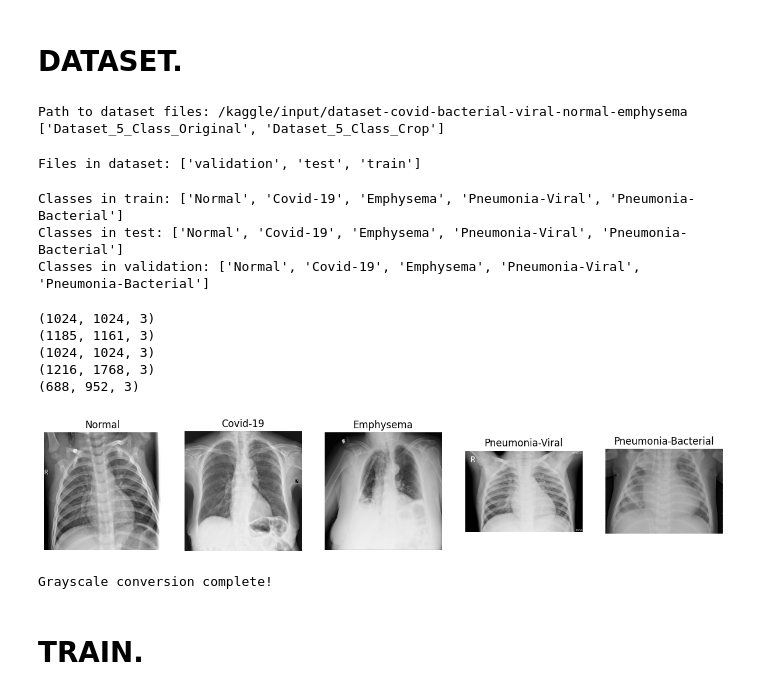
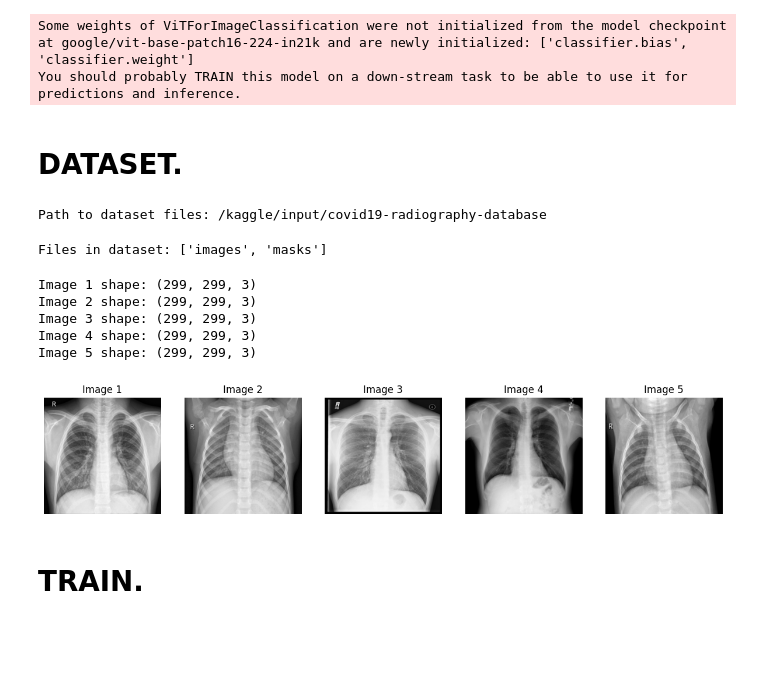
Before and after one commit to MinHius/ViT-CAM-for-Biomedical-Image-Analysis, a Jupyter notebook: vit-cam.ipynb, the cells around one changed output. Drawn from its saved outputs; the diff is of its cells as text; code cells hidden in the pictures; blank space fills up the shorter version.

Commit message:
Kaggle Notebook | ViT-CAM | switch dataset

```diff
--- a/vit-cam.ipynb
+++ b/vit-cam.ipynb
@@ -13,78 +13,67 @@ model_name = 'google/vit-base-patch16-224-in21k' #Model version
 
 model = ViTForImageClassification.from_pretrained(
     model_name,
-    num_labels = 5,
+    num_labels = 4,
     problem_type="multi_label_classification"
 )
 
 # Feature extractor for preprocessing images
 feature_extractor = ViTFeatureExtractor.from_pretrained(model_name)
+# %% [output]
+Some weights of ViTForImageClassification were not initialized from the model checkpoint at google/vit-base-patch16-224-in21k and are newly initialized: ['classifier.bias', 'classifier.weight']
+You should probably TRAIN this model on a down-stream task to be able to use it for predictions and inference.
 # %% [markdown]
 # DATASET.
 # %%
 import kagglehub
 
 # Download latest version
-path = kagglehub.dataset_download("minhnhat232/dataset-covid-bacterial-viral-normal-emphysema")
+path = kagglehub.dataset_download("tawsifurrahman/covid19-radiography-database")
 
 print("Path to dataset files:", path)
-print(os.listdir(path))
 # %% [output]
-Path to dataset files: /kaggle/input/dataset-covid-bacterial-viral-normal-emphysema
-['Dataset_5_Class_Original', 'Dataset_5_Class_Crop']
+Path to dataset files: /kaggle/input/covid19-radiography-database
 # %%
 #Read dataset.
-original_path = "/kaggle/input/dataset-covid-bacterial-viral-normal-emphysema/Dataset_5_Class_Original/Dataset_5_Class_Original"
+data_path = "/kaggle/input/covid19-radiography-database/COVID-19_Radiography_Dataset/COVID"
 
 # List files inside the original dataset
-files = os.listdir(original_path)
-print("Files in dataset:", files[:10])  # Show first 10 files
+files = os.listdir(data_path)
+print("Files in dataset:", files)  # Show first 10 files
 # %% [output]
-Files in dataset: ['validation', 'test', 'train']
+Files in dataset: ['images', 'masks']
-# %%
-dataset_path = "/kaggle/input/dataset-covid-bacterial-viral-normal-emphysema/Dataset_5_Class_Original/Dataset_5_Class_Original"
-
-# Check subdirectories inside train, test, and validation
-for folder in ["train", "test", "validation"]:
-    folder_path = os.path.join(dataset_path, folder)
-    print(f"Classes in {folder}:", os.listdir(folder_path))
-# %% [output]
-Classes in train: ['Normal', 'Covid-19', 'Emphysema', 'Pneumonia-Viral', 'Pneumonia-Bacterial']
-Classes in test: ['Normal', 'Covid-19', 'Emphysema', 'Pneumonia-Viral', 'Pneumonia-Bacterial']
-Classes in validation: ['Normal', 'Covid-19', 'Emphysema', 'Pneumonia-Viral', 'Pneumonia-Bacterial']
 # %%
 import matplotlib.pyplot as plt
 import cv2
 
-train_path = os.path.join(dataset_path, "train")
+# Updated path to the correct folder
+dataset_path = "/kaggle/input/covid19-radiography-database/COVID-19_Radiography_Dataset/Normal/images"
 
-# Choose a few sample images
-num_images = 5
+# Get all image file paths
+image_files = [os.path.join(dataset_path, f) for f in os.listdir(dataset_path)]
+
+# Select 5 images
+num_images = min(5, len(image_files))  # Ensure we don't exceed available images
 fig, axes = plt.subplots(1, num_images, figsize=(15, 5))
 
-for i, class_name in enumerate(os.listdir(train_path)[:num_images]):  # Loop through first few classes
-    class_dir = os.path.join(train_path, class_name)
-    image_files = [f for f in os.listdir(class_dir) if f.endswith(('.png', '.jpg', '.jpeg'))]
+for i, img_path in enumerate(image_files[:num_images]):
+    img = cv2.imread(img_path)
+    print(f"Image {i+1} shape: {img.shape}")  # Print shape
+    img = cv2.cvtColor(img, cv2.IMREAD_GRAYSCALE)  # Convert to RGB
 
-    if image_files:
-        img_path = os.path.join(class_dir, image_files[0])  # Take the first image
-        img = cv2.imread(img_path)
-        print(img.shape)
-        img = cv2.cvtColor(img, cv2.COLOR_BGR2RGB)  # Convert to RGB
-
-        # Display the image
-        axes[i].imshow(img)
-        axes[i].set_title(class_name)
-        axes[i].axis("off")
+    # Show image
+    axes[i].imshow(img)
+    axes[i].set_title(f"Image {i+1}")  # Title as Image number
+    axes[i].axis("off")
 
 plt.show()
 # %% [output]
-(1024, 1024, 3)
-(1185, 1161, 3)
-(1024, 1024, 3)
-(1216, 1768, 3)
-(688, 952, 3)
+Image 1 shape: (299, 299, 3)
+Image 2 shape: (299, 299, 3)
+Image 3 shape: (299, 299, 3)
+Image 4 shape: (299, 299, 3)
+Image 5 shape: (299, 299, 3)
-[figure, old version]
+[figure, new version]
 # %%
 processed_dataset_path = "/kaggle/working/Dataset_Processed"
 
@@ -108,8 +97,6 @@ for split in ["train", "test", "validation"]:
             cv2.imwrite(new_img_path, img)  # Save
 
 print("Grayscale conversion complete!")
-# %% [output]
-Grayscale conversion complete!
 # %% [markdown]
 # TRAIN.
 # %%
```
